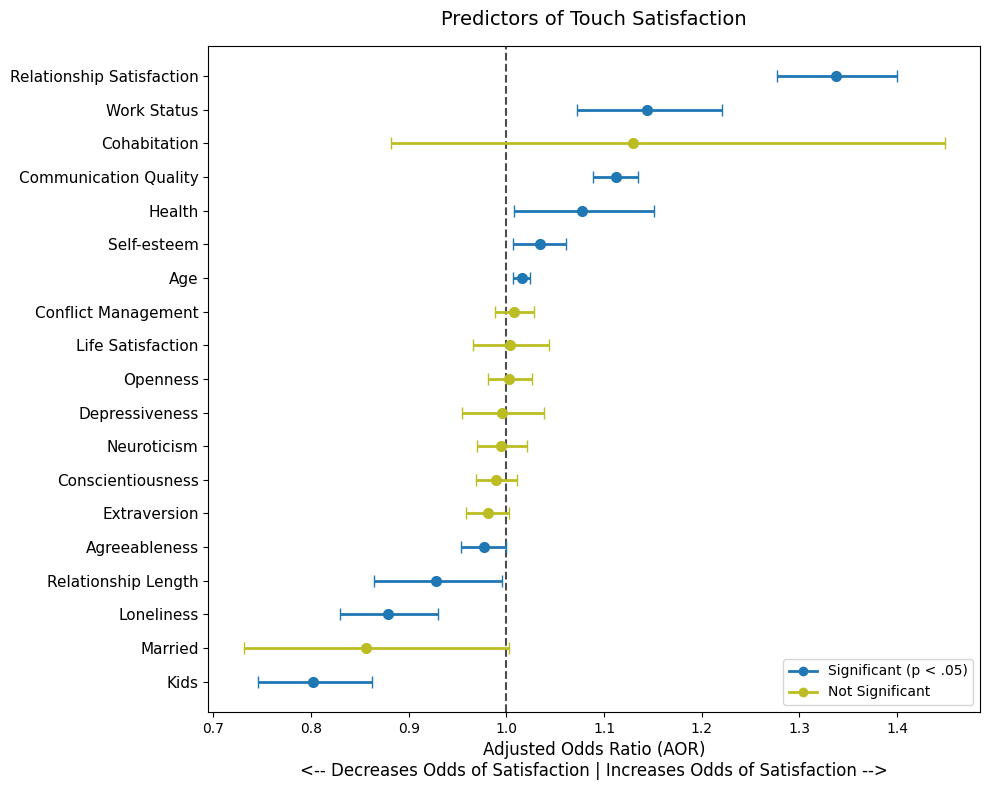
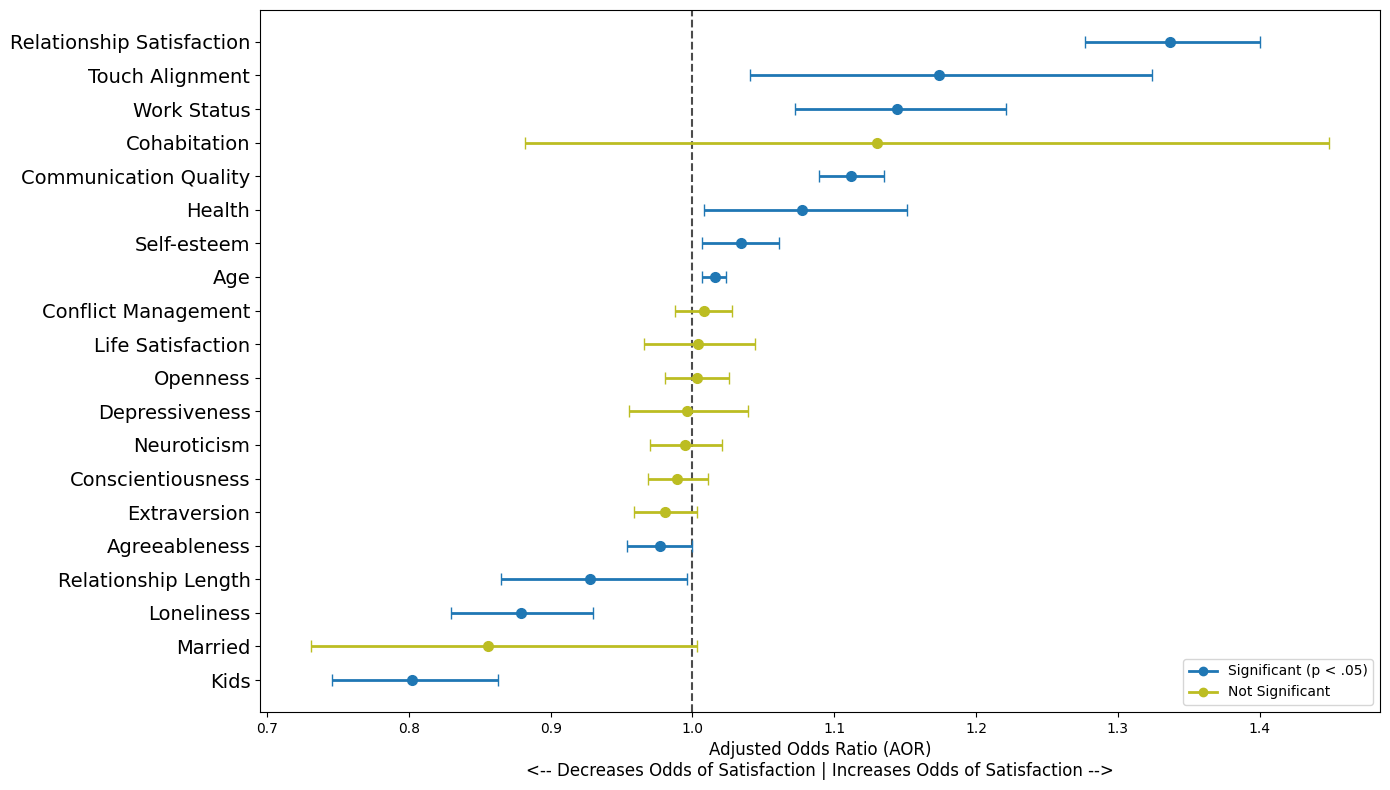
The change to this notebook cell's code, shown as a diff; its figure went from the first image to the second:
--- before
+++ after
@@ -6,5 +6,5 @@
 data = {
     "Variable": [
-        "Relationship Satisfaction", "Work Status", "Cohabitation", "Communication Quality",
+        "Relationship Satisfaction", "Touch Alignment", "Work Status", "Cohabitation", "Communication Quality",
         "Health", "Self-esteem", "Age", "Conflict Management", "Life Satisfaction",
         "Openness", "Depressiveness", "Neuroticism", "Conscientiousness",
@@ -12,11 +12,13 @@
         "Loneliness", "Married", "Kids"
     ],
-    "AOR": [1.337, 1.144, 1.130, 1.112, 1.077, 1.034, 1.016, 1.008, 1.004, 1.003,
+    # Match_Frequency_n          1.173854  1.040710  1.324031  9.064967e-03
+
+    "AOR": [1.337, 1.173854, 1.144, 1.130, 1.112, 1.077, 1.034, 1.016, 1.008, 1.004, 1.003,
             0.996, 0.995, 0.989, 0.981, 0.977, 0.928, 0.879, 0.856, 0.802],
-    "Lower_CI": [1.277, 1.072, 0.882, 1.089, 1.008, 1.007, 1.007, 0.988, 0.966, 0.981,
+    "Lower_CI": [1.277,1.040710,  1.072, 0.882, 1.089, 1.008, 1.007, 1.007, 0.988, 0.966, 0.981,
                  0.955, 0.970, 0.969, 0.959, 0.954, 0.865, 0.830, 0.731, 0.746],
-    "Upper_CI": [1.400, 1.221, 1.449, 1.135, 1.151, 1.061, 1.024, 1.028, 1.044, 1.026,
+    "Upper_CI": [1.400, 1.324031, 1.221, 1.449, 1.135, 1.151, 1.061, 1.024, 1.028, 1.044, 1.026,
                  1.039, 1.021, 1.011, 1.003, 1.000, 0.996, 0.930, 1.003, 0.863],
-    "p_value": [0.000, 0.000, 0.334, 0.000, 0.029, 0.012, 0.000, 0.448, 0.838, 0.781,
+    "p_value": [0.000, 0.000, 0.000,0.334, 0.000, 0.029, 0.012, 0.000, 0.448, 0.838, 0.781,
                 0.863, 0.697, 0.334, 0.096, 0.045, 0.039, 0.000, 0.054, 0.000]
 }
@@ -32,5 +34,5 @@
 
 # 2. Set up the plot aesthetics
-plt.figure(figsize=(10, 8))
+plt.figure(figsize=(14, 8))
 plt.style.use('default')
 
@@ -56,7 +58,7 @@
 
 # 6. Formatting the axes and labels
-plt.yticks(range(len(df)), df['Variable'], fontsize=11)
+plt.yticks(range(len(df)), df['Variable'], fontsize=14)
 plt.xlabel("Adjusted Odds Ratio (AOR)\n<-- Decreases Odds of Satisfaction | Increases Odds of Satisfaction -->", fontsize=12)
-plt.title("Predictors of Touch Satisfaction", fontsize=14, pad=15)
+# plt.title("Predictors of Touch Satisfaction", fontsize=14, pad=15)
 
 # 7. Add a custom legend

Commit: Pre_merge